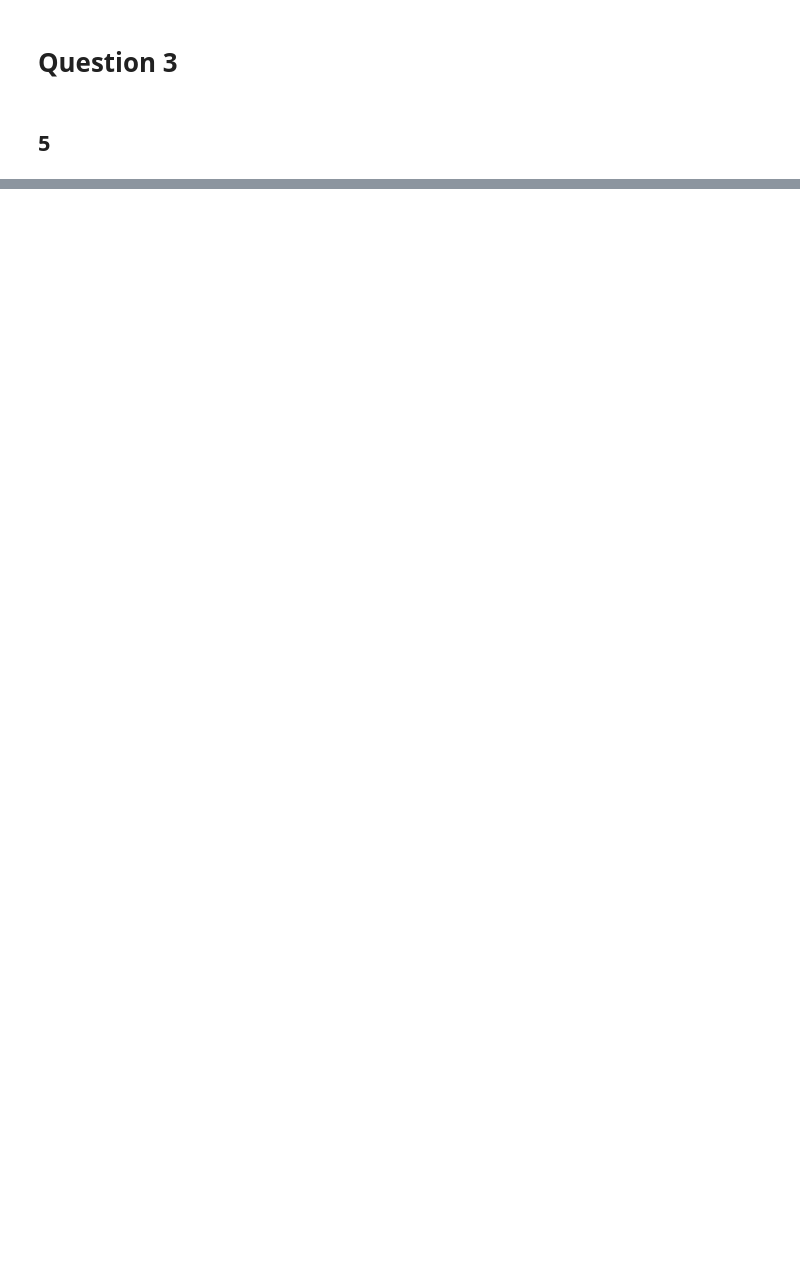
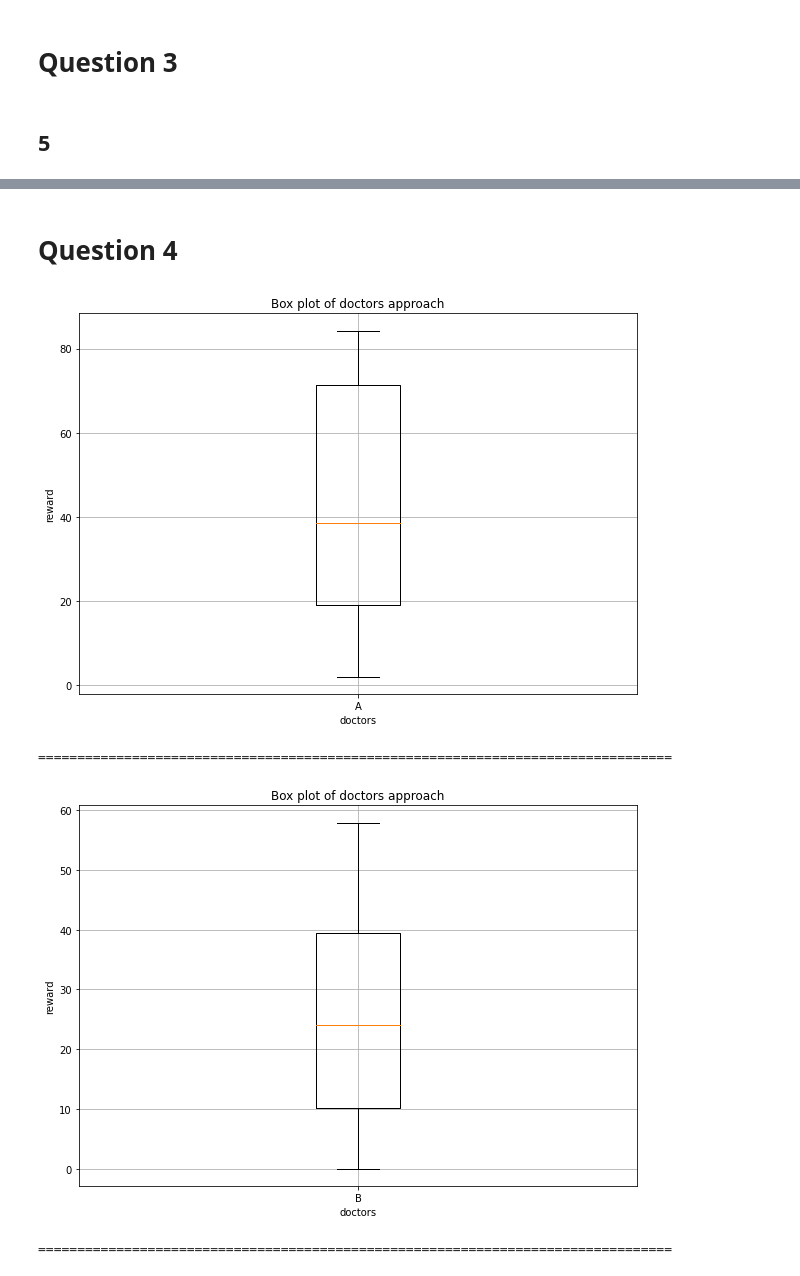
Before and after one commit to mohammadsaadati80/IL-HW1, a Jupyter notebook: IL_HW1.ipynb, the cells around one changed output, grey strips where cells are left out. Drawn from its saved outputs; the diff is of its cells as text; code cells hidden in the pictures; blank space fills up the shorter version.

```diff
--- a/IL_HW1.ipynb
+++ b/IL_HW1.ipynb
@@ -243,2 +243,51 @@ Upper bound:  73.47797661544631
 --------------------------------------------------------------------
 ... (188 outputs left out)
+# %% [markdown]
+# Question 4
+# %%
+# def draw_box_plot(doctor_name, *rewards):
+#     fig = plt.figure(figsize =(10, 7))
+#     plt.boxplot(rewards)
+#     plt.title("Box plot of doctor " + doctor_name +" approach")
+#     plt.xlabel('doctor ' + doctor_name)
+#     plt.ylabel('reward')
+#     plt.grid()
+#     plt.show()
+
+
+def draw_box_plot(doctors_name, rewards):
+    fig = plt.figure(figsize =(10, 7))
+    plt.boxplot(rewards)
+    plt.title("Box plot of doctors approach")
+    plt.xlabel('doctors')
+    plt.ylabel('reward')
+    plt.xticks(range(1, len(doctors_name)+1), doctors_name)
+    plt.grid()
+    plt.show()
+# %%
+last_reward_a = []
+for i in range(10):
+    all_rewards = doctor_a_approach()
+    last_reward_a.append(all_rewards[-1])
+draw_box_plot(["A"], last_reward_a)
+
+print("=================================================================================")
+
+last_reward_b = []
+for i in range(10):
+    all_rewards = doctor_b_approach()
+    last_reward_b.append(all_rewards[-1])
+draw_box_plot(["B"], last_reward_b)
+
+print("=================================================================================")
+
+last_reward_c = []
+for i in range(10):
+    all_rewards = doctor_c_approach()
+    last_reward_c.append(all_rewards[-1])
+draw_box_plot(["C"], last_reward_c)
+# %% [output]
+[figure, added]
+=================================================================================
+[figure, added]
+=================================================================================
```
Also changed, not shown: parts of 13 cells of this notebook.
